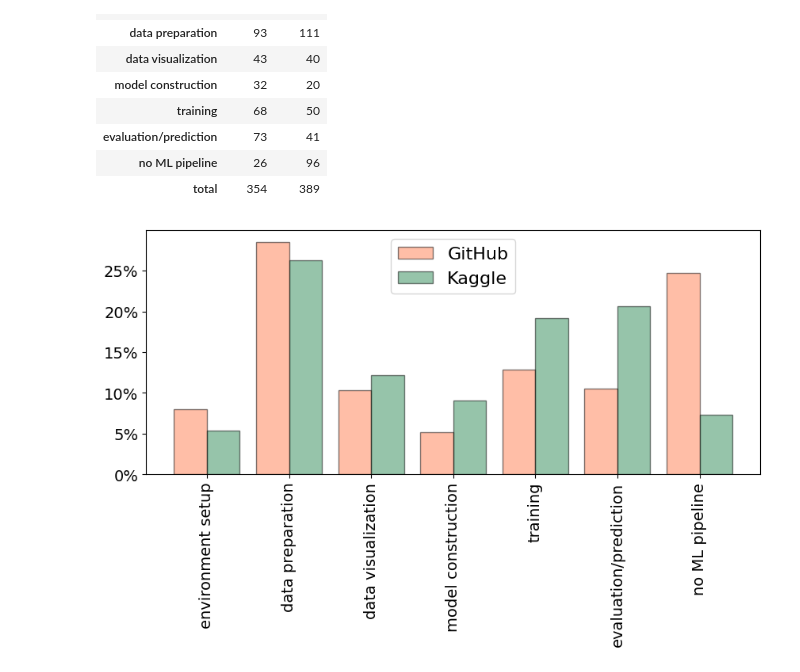
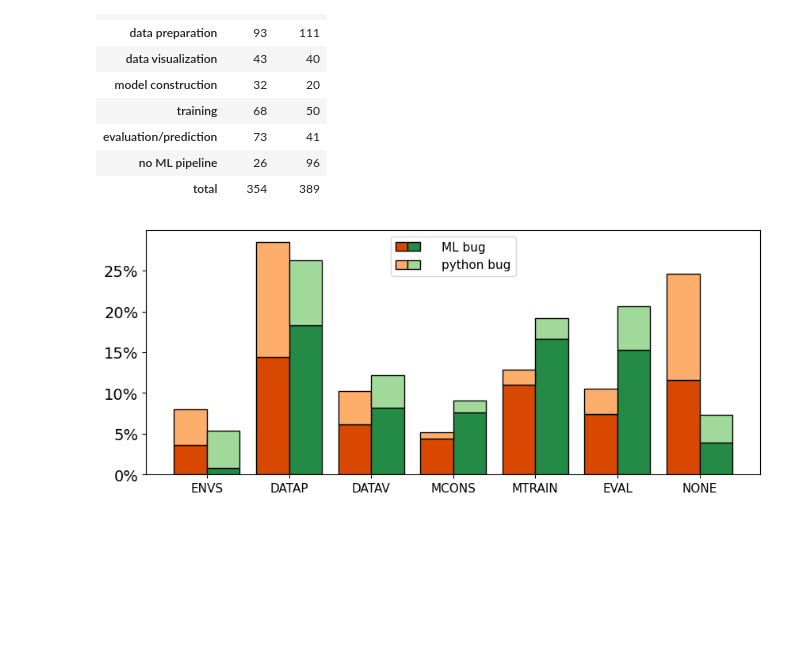
Before and after one commit to PELAB-LiU/jupyter_nbs_empirical, a Jupyter notebook: notebook_error_analysis-manual_labels_plots_rqs.ipynb, the cells around one changed output. Cells and saved outputs as stored; diff of their text form; code cells hidden in the pictures; blank space fills up the shorter version.

```diff
--- a/notebook_error_analysis-manual_labels_plots_rqs.ipynb
+++ b/notebook_error_analysis-manual_labels_plots_rqs.ipynb
@@ -451,32 +460,69 @@ df_mlpp
 | evaluation/prediction | 73 | 41 |
 | no ML pipeline | 26 | 96 |
 | total | 354 | 389 |
+# %%
+# data prepare
+# ml pipeline distribution
+mlpp = pd.DataFrame([cluster_res_k_sum_weighted_sum['label_ML_pipeline'],
+                     cluster_res_g_sum_weighted_sum['label_ML_pipeline']]).T.rename(columns={0: 'Kaggle', 1: 'GitHub'})
+mlpp['Kaggle']=(mlpp['Kaggle']/mlpp['Kaggle'].sum()*100).round(2)
+mlpp['GitHub']=(mlpp['GitHub']/mlpp['GitHub'].sum()*100).round(2)
+mlpp = mlpp.reindex(order_mlpp)
+
+# ml bug distribution for each pipeline
+nb_mlpp_mlbug_g = df_mlerr_labels_g_sum.groupby("label_ML_pipeline")["label_if_ML_bug"].value_counts().unstack("label_if_ML_bug").T
+nb_mlpp_mlbug_g.index = nb_mlpp_mlbug_g.index+"(GitHub)"
+nb_mlpp_mlbug_k = df_mlerr_labels_k_sum.groupby("label_ML_pipeline")["label_if_ML_bug"].value_counts().unstack("label_if_ML_bug").T[:-1]
+nb_mlpp_mlbug_k.index = nb_mlpp_mlbug_k.index+"(Kaggle)"
+# nb_mlpp_mlbug = pd.concat([nb_mlpp_mlbug_g, nb_mlpp_mlbug_k], axis=0)
+nb_mlpp_mlbug_g_percent = (nb_mlpp_mlbug_g/nb_mlpp_mlbug_g.sum()).round(4)[order_mlpp]
+nb_mlpp_mlbug_k_percent = (nb_mlpp_mlbug_k/nb_mlpp_mlbug_k.sum()).round(4)[order_mlpp]
 # %%
 import numpy as np
 
-mlpp = pd.DataFrame([cluster_res_k_sum_weighted_sum['label_ML_pipeline'],
-                     cluster_res_g_sum_weighted_sum['label_ML_pipeline']]).T.rename(columns={0: 'Kaggle', 1: 'GitHub'})
-mlpp['Kaggle']=(mlpp['Kaggle']/mlpp['Kaggle'].sum()*100).round(2)
-mlpp['GitHub']=(mlpp['GitHub']/mlpp['GitHub'].sum()*100).round(2)
-mlpp = mlpp.reindex(order_mlpp)
-
-ind = np.arange(len(mlpp.index))
+# plot
+inds = np.arange(len(mlpp.index))
 
 width = 0.4
 fontsize = 16
 fig = plt.figure(figsize=(10,4))
-plt.bar(ind - width / 2, mlpp.GitHub, width, label = 'GitHub', alpha = 0.5, color = 'coral', edgecolor = 'black')
-plt.bar(ind + width / 2, mlpp.Kaggle, width, label = 'Kaggle', alpha = 0.5, color = 'seagreen', edgecolor = 'black')
+
+weight_count_g = (mlpp["GitHub"] * nb_mlpp_mlbug_g_percent)
+weight_count_k = (mlpp["Kaggle"] * nb_mlpp_mlbug_k_percent)
+
+for ind in inds:
+    bottom_g, bottom_k = 0,0
+    for i in range(max(len(nb_mlpp_mlbug_g_percent.index),len(nb_mlpp_mlbug_k_percent.index))):
+        wg = weight_count_g[mlpp.index[ind]]
+        if i < len(wg.index):
+            plt.bar(ind - width / 2, wg.iloc[i], width, alpha=1, color = cm_2(i*3+2), edgecolor = 'black',  bottom=bottom_g)
+            bottom_g += wg.iloc[i]
+        wk = weight_count_k[mlpp.index[ind]]
+        if i < len(wk.index):
+            plt.bar(ind + width / 2, wk.iloc[i], width, alpha=1, color = cm(i*3+2), edgecolor = 'black',  bottom=bottom_k)
+            bottom_k += wk.iloc[i]
+
 fig.axes[0].yaxis.set_major_formatter(PercentFormatter(decimals=0))
-plt.xticks(ind, mlpp.index, rotation=90, fontsize=fontsize-2)
+xticks_labels = [mlpp2abbr[x] for x in mlpp.index]
+plt.xticks(inds, xticks_labels, rotation=0, fontsize=fontsize-5)
 plt.yticks(fontsize=fontsize-2)
-# plt.xlabel("Exception types", fontsize=fontsize)
-# plt.ylabel("Percentage of errors", fontsize=fontsize)
-plt.legend(fontsize=fontsize)
-plt.savefig(r"C:\Users\yirwa29\OneDrive - Linköpings universitet\SAProject\Paper2/ml_pipeline.pdf", bbox_inches='tight')
+
+# legend
+lgd_colors = [cm_2(i*3+2) for i in range(2)] + [cm(i*3+2) for i in range(2)]
+lgd_labels=["", "", "ML bug", "python bug"]
+
+lgnd = plt.legend(lgd_labels, loc="upper center", ncols=2, fontsize=fontsize-5, columnspacing=-1.8)
+i=0
+for handle in lgnd.legend_handles:
+    handle.set_width(11)
+    handle.set_color(lgd_colors[i])
+    handle.set_edgecolor("black")
+    i+=1
+
+plt.savefig(r"C:\Users\yirwa29\OneDrive - Linköpings universitet\SAProject\Paper2/mlpp_mlbug.pdf", bbox_inches='tight')
 plt.show()
 
 # mlpp
 # %% [output]
-[figure, old version]
+[figure, new version]
 # %%
```
Also changed, not shown: parts of 9 cells of this notebook.
